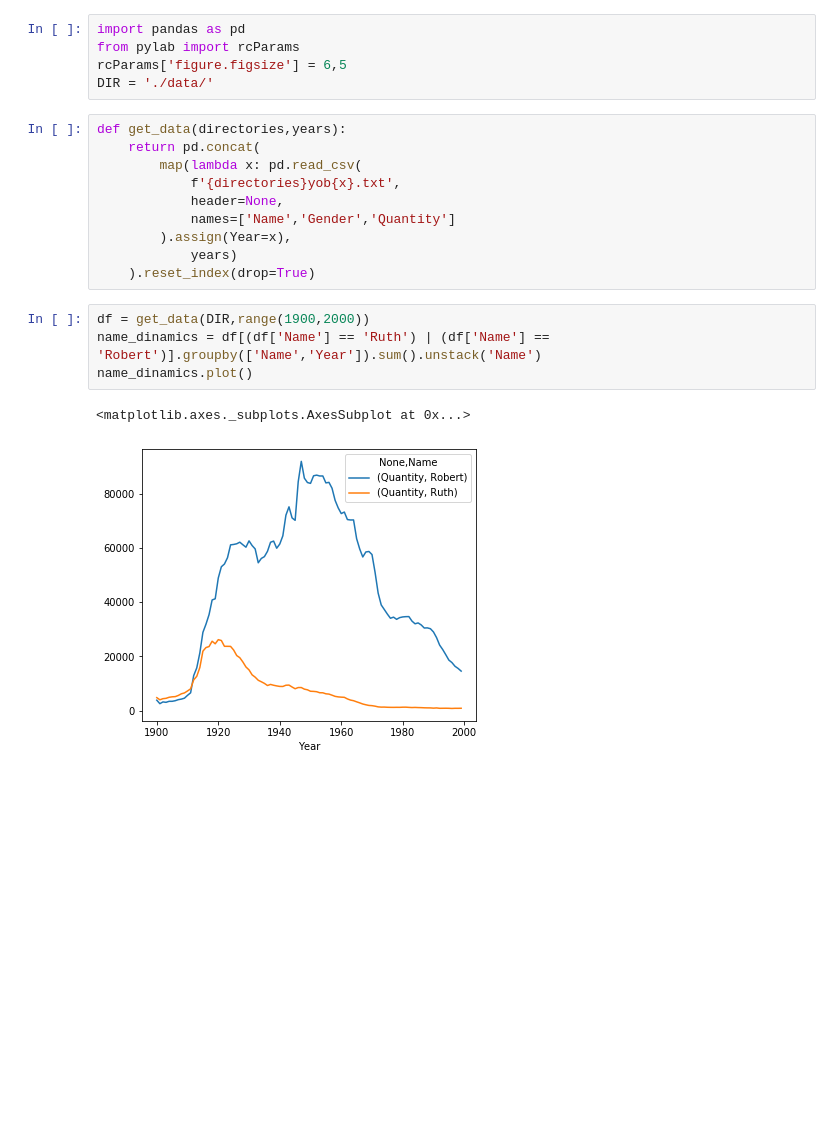
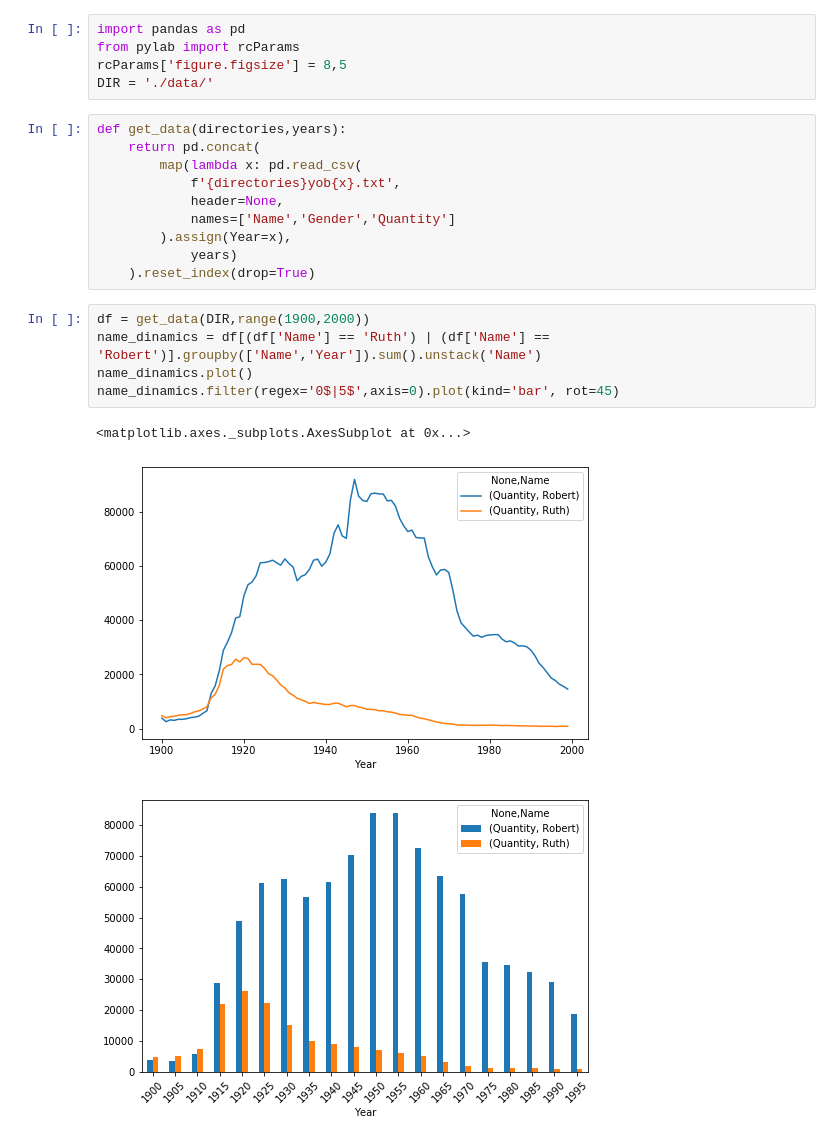
Before and after one commit to SemenovAV/data_visualisation, a Jupyter notebook: visualisation.ipynb, the cells around one changed output. Saved outputs shown, nothing was run; the diff lists cells and outputs as text; blank space fills up the shorter version.

```diff
--- a/visualisation.ipynb
+++ b/visualisation.ipynb
@@ -1,7 +1,7 @@
 # %%
 import pandas as pd
 from pylab import rcParams
-rcParams['figure.figsize'] = 6,5
+rcParams['figure.figsize'] = 8,5
 DIR = './data/'
 # %%
 def get_data(directories,years):
@@ -16,7 +16,9 @@ def get_data(directories,years):
 # %%
 df = get_data(DIR,range(1900,2000))
 name_dinamics = df[(df['Name'] == 'Ruth') | (df['Name'] == 'Robert')].groupby(['Name','Year']).sum().unstack('Name')
 name_dinamics.plot()
+name_dinamics.filter(regex='0$|5$',axis=0).plot(kind='bar', rot=45)
 # %% [output]
 <matplotlib.axes._subplots.AxesSubplot at 0x...>
-[figure, old version]
+[figure, new version]
+[figure, added]
```
